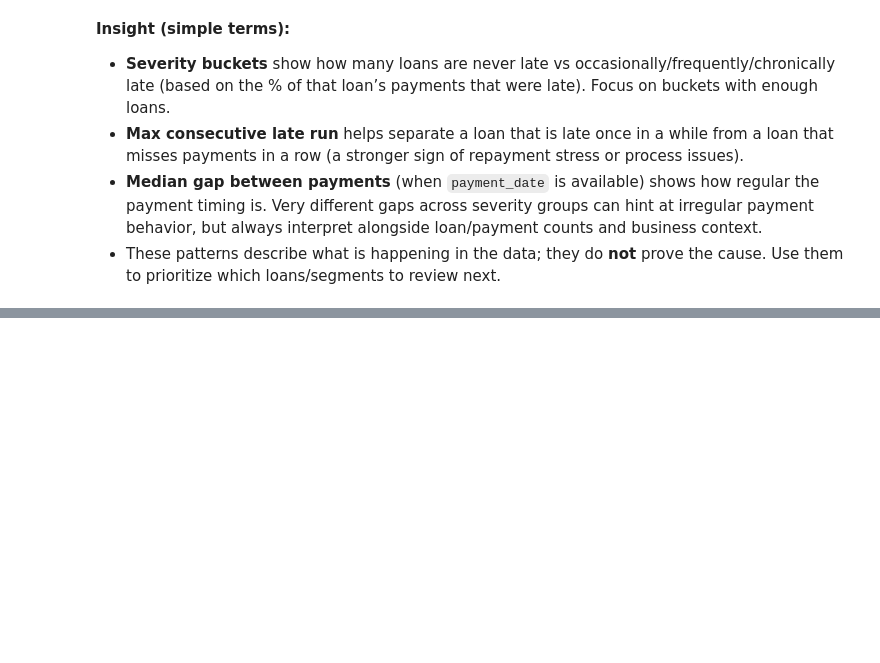
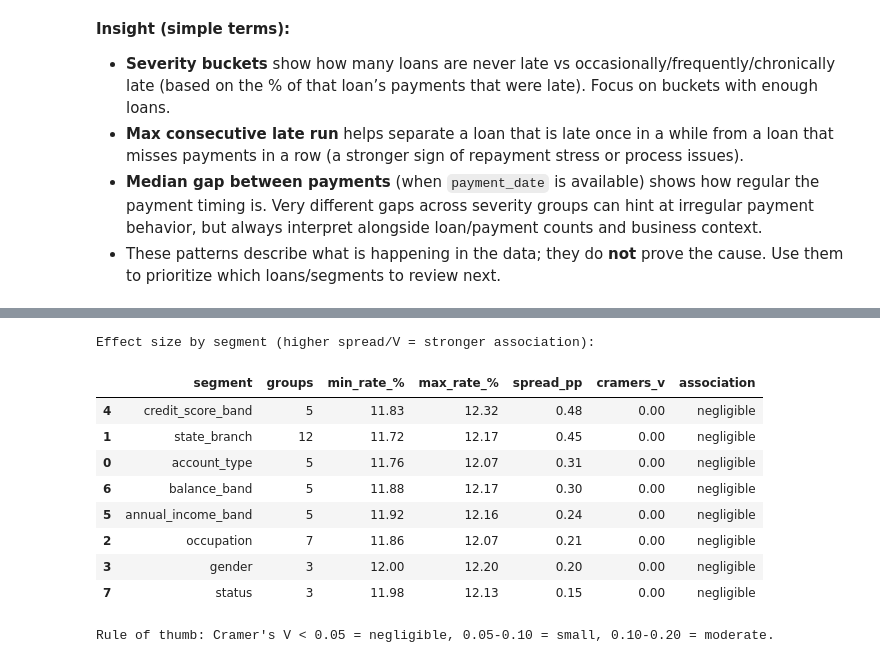
Before and after one commit to ConradNats/Banking-data-analysis, a Jupyter notebook: notebooks/02_loan_repayment.ipynb, the cells around one changed output, grey strips where cells are left out. Cells and saved outputs as stored; diff of their text form; code cells hidden in the pictures; blank space fills up the shorter version.

```diff
--- a/notebooks/02_loan_repayment.ipynb
+++ b/notebooks/02_loan_repayment.ipynb
@@ -1896,0 +1880,65 @@ else:
+# %%
+def cramers_v(x, y):
+    """Cramer's V for two categorical series (bias-corrected not used; simple version)."""
+    tab = pd.crosstab(x, y, dropna=True)
+    if tab.shape[0] < 2 or tab.shape[1] < 2:
+        return np.nan
+    arr = tab.to_numpy()
+    n = arr.sum()
+    expected = np.outer(arr.sum(axis=1), arr.sum(axis=0)) / n
+    with np.errstate(divide='ignore', invalid='ignore'):
+        chi2 = np.nansum((arr - expected) ** 2 / expected)
+    r, k = arr.shape
+    return math.sqrt((chi2 / n) / min(r - 1, k - 1))
+
+def interpret_v(v):
+    if pd.isna(v):
+        return 'n/a'
+    if v < 0.05:
+        return 'negligible'
+    if v < 0.10:
+        return 'small'
+    if v < 0.20:
+        return 'moderate'
+    return 'large'
+
+effect_rows = []
+for seg in segments:
+    d = summaries.get(seg)
+    if d is None or len(d) < 2:
+        continue
+    d_ok = d[d['enough_sample']]
+    if len(d_ok) < 2:
+        continue
+    keep = base[seg].isin(d_ok[seg].dropna().unique())
+    effect_rows.append({
+        'segment': seg,
+        'groups': int(len(d_ok)),
+        'min_rate_%': round(d_ok['late_rate_%'].min(), 2),
+        'max_rate_%': round(d_ok['late_rate_%'].max(), 2),
+        'spread_pp': round(d_ok['late_rate_%'].max() - d_ok['late_rate_%'].min(), 2),
+        'cramers_v': round(cramers_v(base.loc[keep, seg].astype(str),
+                                     base.loc[keep, 'late_payment_flag']), 4),
+    })
+
+effect = pd.DataFrame(effect_rows)
+if len(effect):
+    effect['association'] = effect['cramers_v'].apply(interpret_v)
+    effect = effect.sort_values('spread_pp', ascending=False)
+    print("Effect size by segment (higher spread/V = stronger association):")
+    display(effect)
+    print("\nRule of thumb: Cramer's V < 0.05 = negligible, 0.05-0.10 = small, 0.10-0.20 = moderate.")
+else:
+    print('Not enough segments to compute effect sizes.')
+# %% [output]
+Effect size by segment (higher spread/V = stronger association):
+|  | segment | groups | min_rate_% | max_rate_% | spread_pp | cramers_v | association |
+| 4 | credit_score_band | 5 | 11.83 | 12.32 | 0.48 | 0.00 | negligible |
+| 1 | state_branch | 12 | 11.72 | 12.17 | 0.45 | 0.00 | negligible |
+| 0 | account_type | 5 | 11.76 | 12.07 | 0.31 | 0.00 | negligible |
+| 6 | balance_band | 5 | 11.88 | 12.17 | 0.30 | 0.00 | negligible |
+| 5 | annual_income_band | 5 | 11.92 | 12.16 | 0.24 | 0.00 | negligible |
+| 2 | occupation | 7 | 11.86 | 12.07 | 0.21 | 0.00 | negligible |
+| 3 | gender | 3 | 12.00 | 12.20 | 0.20 | 0.00 | negligible |
+| 7 | status | 3 | 11.98 | 12.13 | 0.15 | 0.00 | negligible |
+Rule of thumb: Cramer's V < 0.05 = negligible, 0.05-0.10 = small, 0.10-0.20 = moderate.
```
Also changed, not shown: parts of 18 cells of this notebook, 8 other files.
